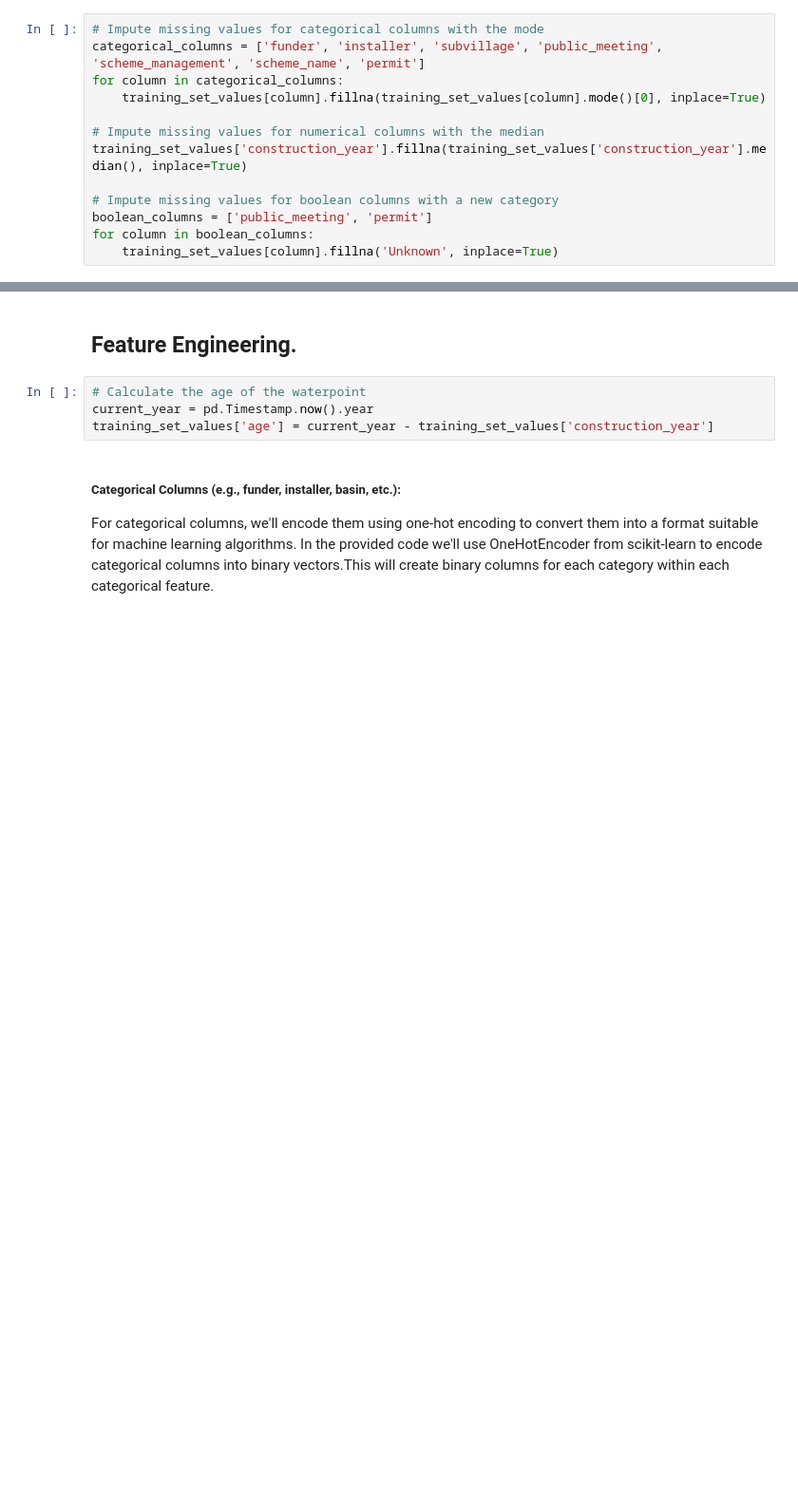
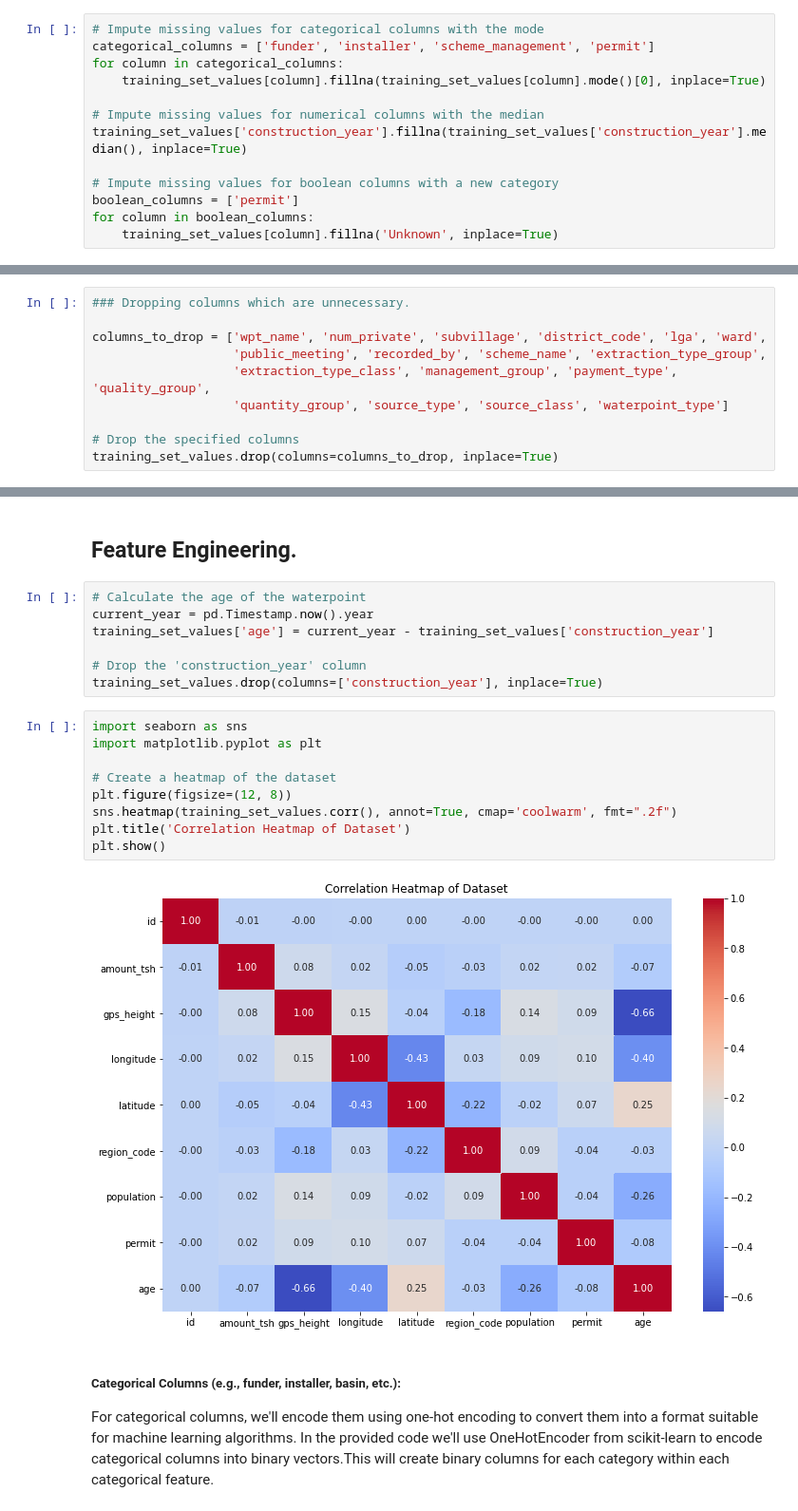
Before and after one commit to LynnsBaraka/tanzania-water-wells, a Jupyter notebook: index.ipynb, the cells around one changed output, grey strips where cells are left out. Shown at 95% size. Drawn from its saved outputs; the diff is of its cells as text; blank space fills up the shorter version.

```diff
--- a/index.ipynb
+++ b/index.ipynb
@@ -145,7 +145,7 @@ dtype: int64
 #### Handling Missing values for different categories.
 # %%
 # Impute missing values for categorical columns with the mode
-categorical_columns = ['funder', 'installer', 'subvillage', 'public_meeting', 'scheme_management', 'scheme_name', 'permit']
+categorical_columns = ['funder', 'installer', 'scheme_management', 'permit']
 for column in categorical_columns:
     training_set_values[column].fillna(training_set_values[column].mode()[0], inplace=True)
 
@@ -153,7 +153,7 @@ for column in categorical_columns:
 training_set_values['construction_year'].fillna(training_set_values['construction_year'].median(), inplace=True)
 
 # Impute missing values for boolean columns with a new category
-boolean_columns = ['public_meeting', 'permit']
+boolean_columns = ['permit']
 for column in boolean_columns:
     training_set_values[column].fillna('Unknown', inplace=True)
 # %% [markdown]
@@ -182 +182,11 @@ waterpoint_type_group    0
 dtype: int64
+# %%
+### Dropping columns which are unnecessary.
+
+columns_to_drop = ['wpt_name', 'num_private', 'subvillage', 'district_code', 'lga', 'ward',
+                   'public_meeting', 'recorded_by', 'scheme_name', 'extraction_type_group',
+                   'extraction_type_class', 'management_group', 'payment_type', 'quality_group',
+                   'quantity_group', 'source_type', 'source_class', 'waterpoint_type']
+
+# Drop the specified columns
+training_set_values.drop(columns=columns_to_drop, inplace=True)
@@ -186,6 +206,20 @@ dtype: int64
 # Calculate the age of the waterpoint
 current_year = pd.Timestamp.now().year
 training_set_values['age'] = current_year - training_set_values['construction_year']
+
+# Drop the 'construction_year' column
+training_set_values.drop(columns=['construction_year'], inplace=True)
+# %%
+import seaborn as sns
+import matplotlib.pyplot as plt
+
+# Create a heatmap of the dataset
+plt.figure(figsize=(12, 8))
+sns.heatmap(training_set_values.corr(), annot=True, cmap='coolwarm', fmt=".2f")
+plt.title('Correlation Heatmap of Dataset')
+plt.show()
+# %% [output]
+[figure, added]
 # %% [markdown]
 ##### Categorical Columns (e.g., funder, installer, basin, etc.):
 For categorical columns, we'll encode them using one-hot encoding to convert them into a format suitable for machine learning algorithms.
```
Also changed, not shown: parts of 4 cells of this notebook.
